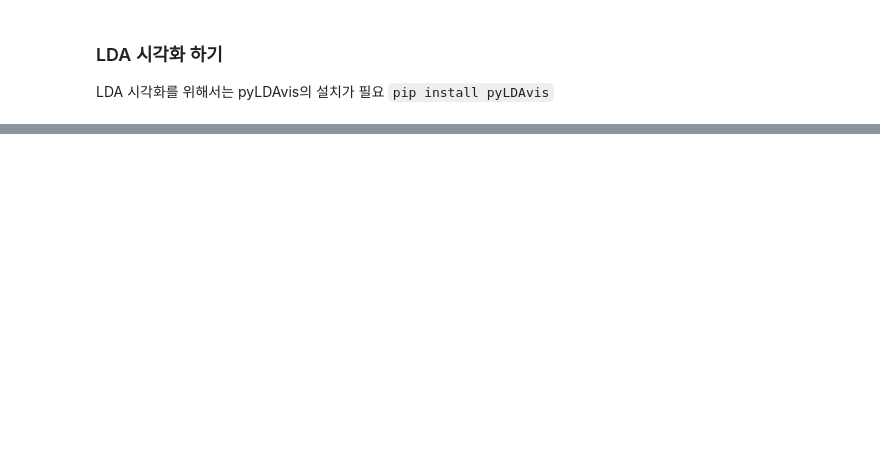
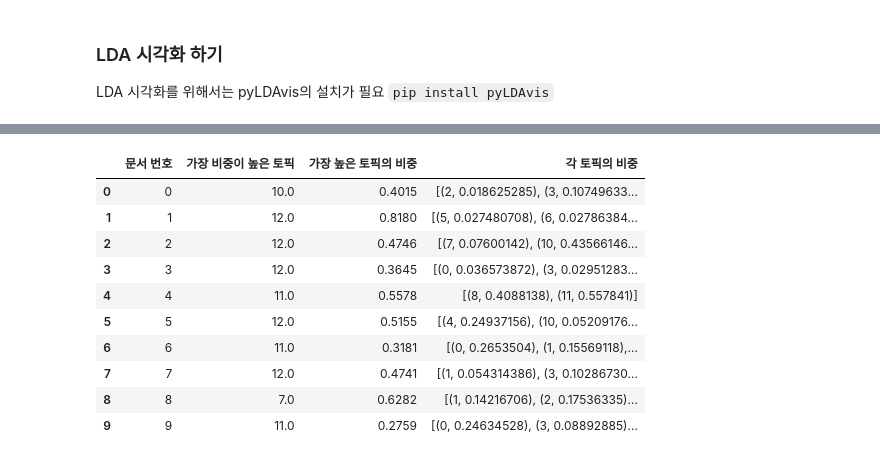
Before and after one commit to xodud001/NLP, a Jupyter notebook: 토픽 모델링(Topic Modeling).ipynb, the cells around one changed output, grey strips where cells are left out. Cells and saved outputs as stored; diff of their text form; code cells hidden in the pictures; blank space fills up the shorter version.

```diff
--- a/토픽 모델링(Topic Modeling).ipynb
+++ b/토픽 모델링(Topic Modeling).ipynb
@@ -397,0 +411,5 @@ LDA 시각화를 위해서는 pyLDAvis의 설치가 필요
+# %%
+for i, topic_list in enumerate(ldamodel[corpus]):
+    if i==5:
+        break
+    print(i,'번째 문서의 topic 비율은',topic_list)
@@ -397,0 +422,38 @@ LDA 시각화를 위해서는 pyLDAvis의 설치가 필요
+# %%
+def make_topictable_per_doc(ldamodel, corpus):
+    topic_table = pd.DataFrame()
+
+    # 몇 번째 문서인지를 의미하는 문서 번호와 해당 문서의 토픽 비중을 한 줄씩 꺼내온다.
+    for i, topic_list in enumerate(ldamodel[corpus]):
+        doc = topic_list[0] if ldamodel.per_word_topics else topic_list
+        doc = sorted(doc, key=lambda x: (x[1]), reverse=True)
+        # 각 문서에 대해서 비중이 높은 토픽순으로 토픽을 정렬한다.
+        # EX) 정렬 전 0번 문서 : (2번 토픽, 48.5%), (8번 토픽, 25%), (10번 토픽, 5%), (12번 토픽, 21.5%),
+        # Ex) 정렬 후 0번 문서 : (2번 토픽, 48.5%), (8번 토픽, 25%), (12번 토픽, 21.5%), (10번 토픽, 5%)
+        # 48 > 25 > 21 > 5 순으로 정렬이 된 것.
+
+        # 모든 문서에 대해서 각각 아래를 수행
+        for j, (topic_num, prop_topic) in enumerate(doc): #  몇 번 토픽인지와 비중을 나눠서 저장한다.
+            if j == 0:  # 정렬을 한 상태이므로 가장 앞에 있는 것이 가장 비중이 높은 토픽
+                topic_table = topic_table.append(pd.Series([int(topic_num), round(prop_topic,4), topic_list]), ignore_index=True)
+                # 가장 비중이 높은 토픽과, 가장 비중이 높은 토픽의 비중과, 전체 토픽의 비중을 저장한다.
+            else:
+                break
+    return(topic_table)
+# %%
+topictable = make_topictable_per_doc(ldamodel, corpus)
+topictable = topictable.reset_index() # 문서 번호을 의미하는 열(column)로 사용하기 위해서 인덱스 열을 하나 더 만든다.
+topictable.columns = ['문서 번호', '가장 비중이 높은 토픽', '가장 높은 토픽의 비중', '각 토픽의 비중']
+topictable[:10]
+# %% [output]
+|  | 문서 번호 | 가장 비중이 높은 토픽 | 가장 높은 토픽의 비중 | 각 토픽의 비중 |
+| 0 | 0 | 10.0 | 0.4015 | [(2, 0.018625285), (3, 0.10749633... |
+| 1 | 1 | 12.0 | 0.8180 | [(5, 0.027480708), (6, 0.02786384... |
+| 2 | 2 | 12.0 | 0.4746 | [(7, 0.07600142), (10, 0.43566146... |
+| 3 | 3 | 12.0 | 0.3645 | [(0, 0.036573872), (3, 0.02951283... |
+| 4 | 4 | 11.0 | 0.5578 | [(8, 0.4088138), (11, 0.557841)] |
+| 5 | 5 | 12.0 | 0.5155 | [(4, 0.24937156), (10, 0.05209176... |
+| 6 | 6 | 11.0 | 0.3181 | [(0, 0.2653504), (1, 0.15569118),... |
+| 7 | 7 | 12.0 | 0.4741 | [(1, 0.054314386), (3, 0.10286730... |
+| 8 | 8 | 7.0 | 0.6282 | [(1, 0.14216706), (2, 0.17536335)... |
+| 9 | 9 | 11.0 | 0.2759 | [(0, 0.24634528), (3, 0.08892885)... |
```
Also changed, not shown: parts of 7 cells of this notebook.
